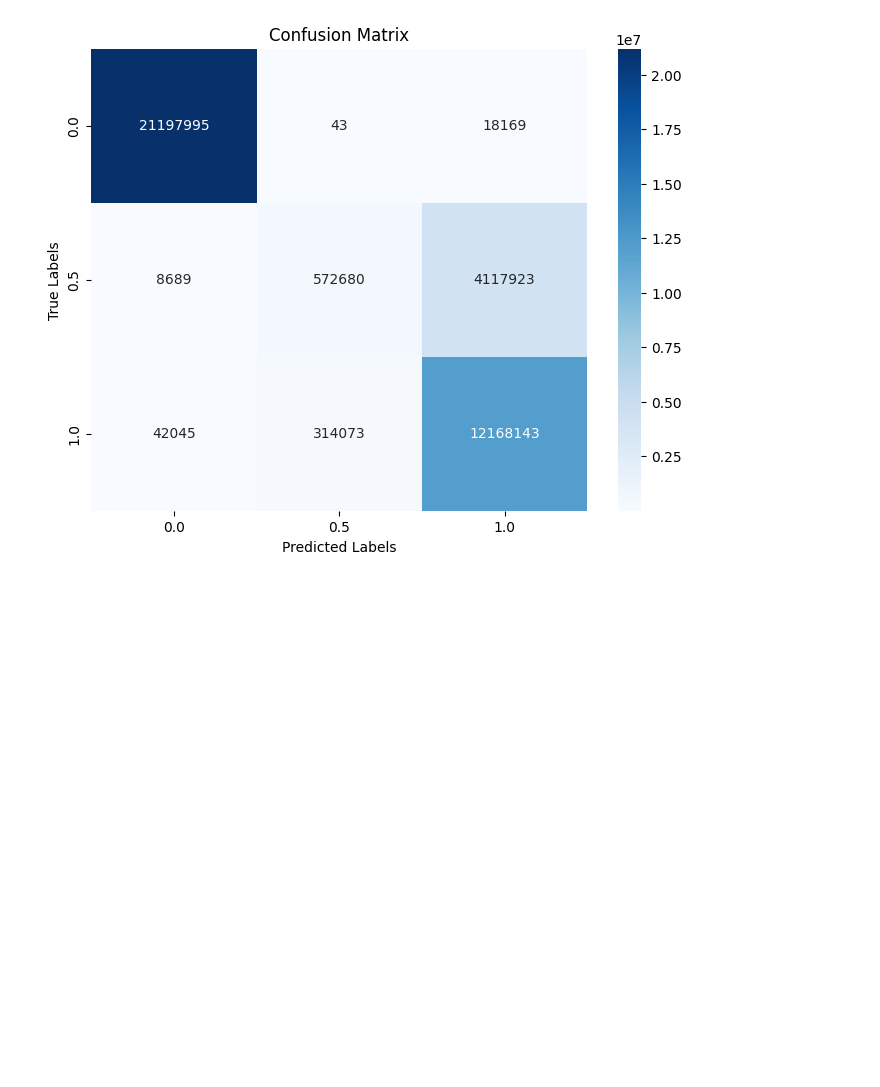
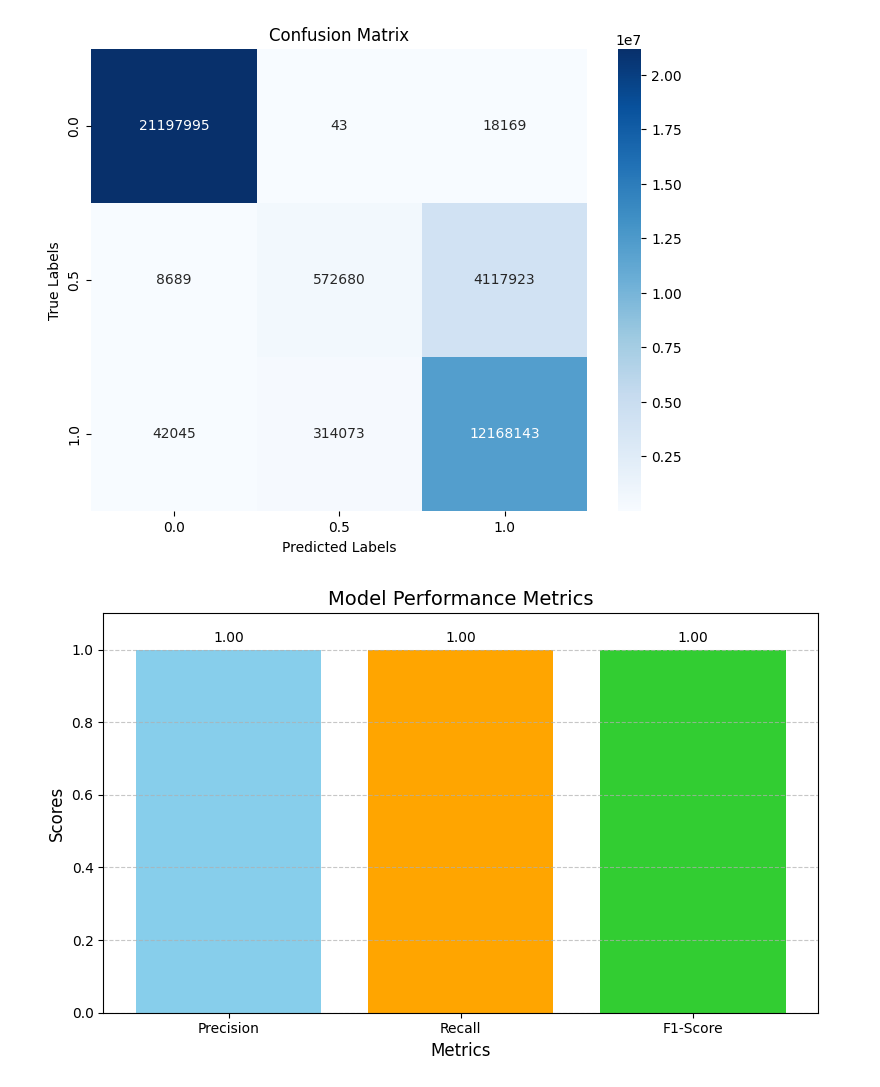
Before and after one commit to BabinRV/Dissertation, a Jupyter notebook: Dissertation_TD_and_IR.ipynb, the cells around one changed output. Saved outputs shown, nothing was run; the diff lists cells and outputs as text; code cells hidden in the pictures; blank space fills up the shorter version.

```diff
--- a/Dissertation_TD_and_IR.ipynb
+++ b/Dissertation_TD_and_IR.ipynb
@@ -1428,3 +1428,32 @@ False Negatives (FN): 356118
 True Negatives (TN): 21779407
 ------------------------------
 [figure]
+# %%
+import matplotlib.pyplot as plt
+
+# Metric values
+metrics = ['Precision', 'Recall', 'F1-Score']
+values = [1.00, 1.00, 1.00]
+
+# Plot the bar graph
+plt.figure(figsize=(8, 5))
+plt.bar(metrics, values, color=['skyblue', 'orange', 'limegreen'])
+
+# Add labels and title
+plt.ylim(0, 1.1)  # Set y-axis limits for better visualization
+plt.xlabel("Metrics", fontsize=12)
+plt.ylabel("Scores", fontsize=12)
+plt.title("Model Performance Metrics", fontsize=14)
+plt.xticks(fontsize=10)
+plt.yticks(fontsize=10)
+
+# Add value annotations on top of bars
+for i, v in enumerate(values):
+    plt.text(i, v + 0.02, f"{v:.2f}", ha='center', fontsize=10)
+
+# Show the plot
+plt.grid(axis='y', linestyle='--', alpha=0.7)
+plt.tight_layout()
+plt.show()
+# %% [output]
+[figure, added]
```
Also changed, not shown: parts of 1 cell of this notebook.
